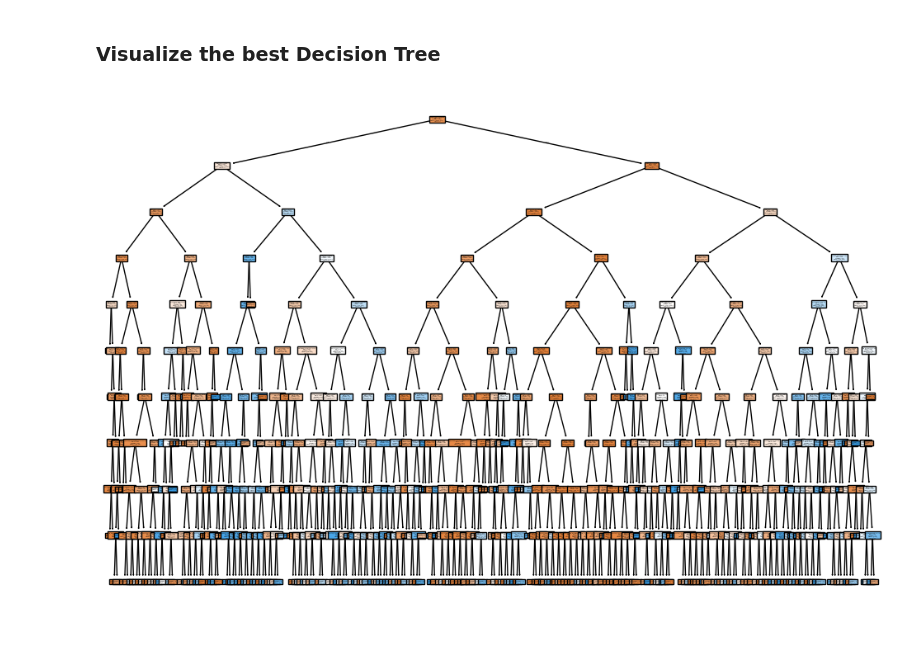
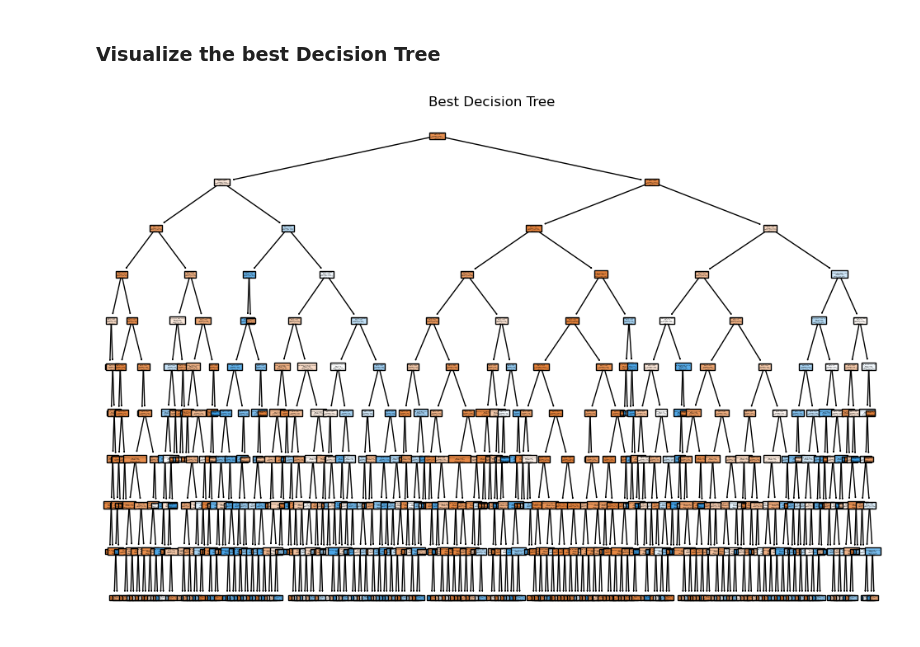
Before and after one commit to Deeksha-Sharma-906/PRODIGY_DS_03, a Jupyter notebook: Prodigy_DS_03.ipynb, the cells around one changed output. Drawn from its saved outputs; the diff is of its cells as text; code cells hidden in the pictures.

```diff
--- a/Prodigy_DS_03.ipynb
+++ b/Prodigy_DS_03.ipynb
@@ -207,6 +207,7 @@ Best Model Accuracy: 0.9062070081735049
 # %%
 plt.figure(figsize=(12, 8))
 plot_tree(best_model, filled=True, feature_names=features, class_names=["no", "yes"])
+plt.title('Best Decision Tree')
 plt.show()
 # %% [output]
-[figure, old version]
+[figure, new version]
```
